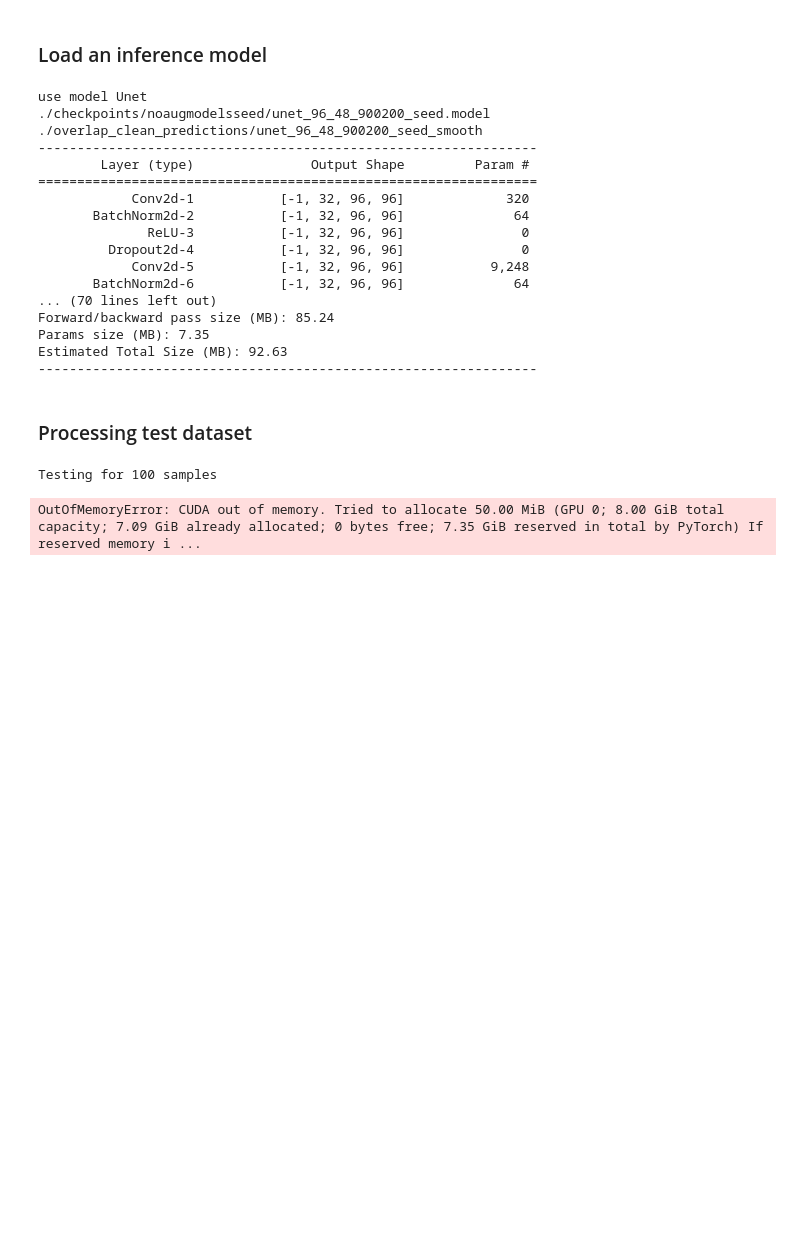
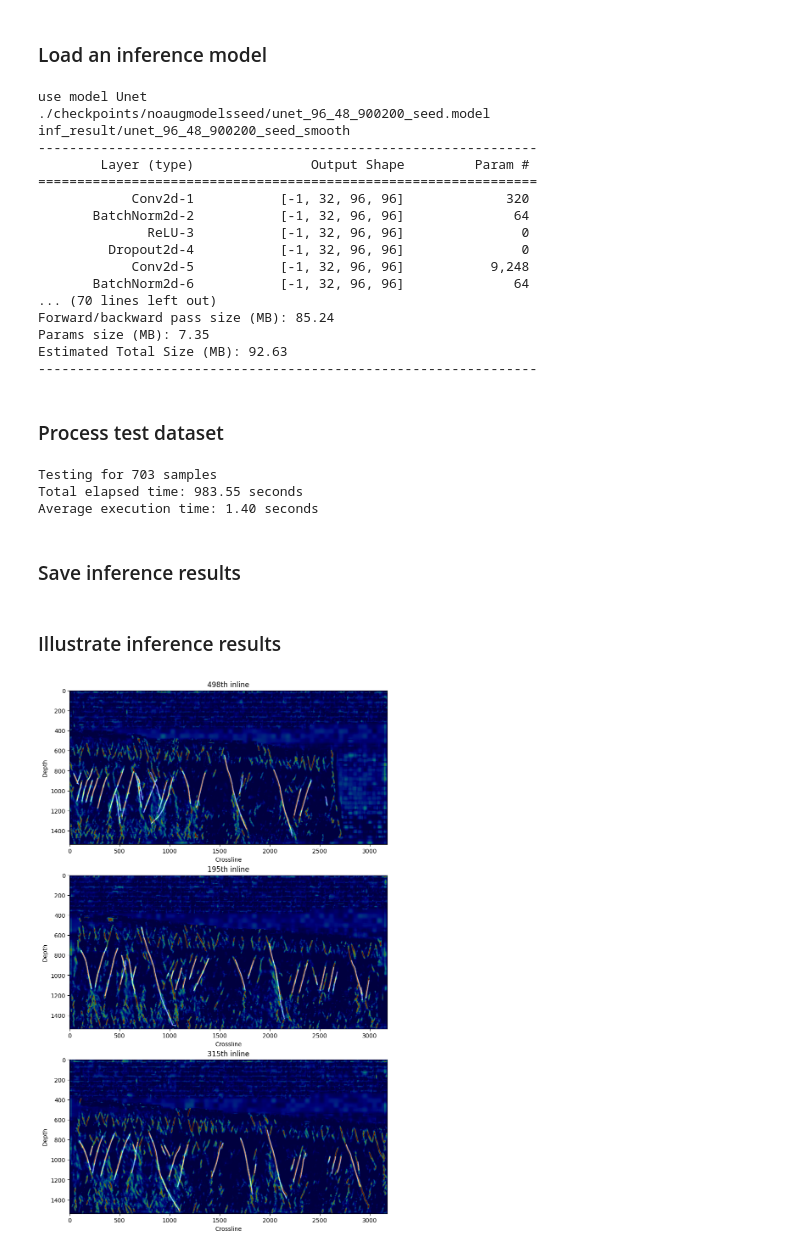
Before and after one commit to lightvision-inc/CNNforFaultInterpretation, a Jupyter notebook: inference.ipynb, the cells around one changed output. Drawn from its saved outputs; the diff is of its cells as text; code cells hidden in the pictures; blank space fills up the shorter version.

Commit message:
complete basic inference code

```diff
--- a/inference.ipynb
+++ b/inference.ipynb
@@ -51,8 +58,6 @@ if alg == "unet":
     filename = "unet_96_48_900200_seed"
     model_path = './checkpoints/noaugmodelsseed/{}.model'.format(
         filename)
-    save_path = './overlap_clean_predictions/{}_{}'.format(
-        filename, merge_method)
 elif alg == "deeplab":
     from model_zoo.DEEPLAB.deeplab import DeepLab
     model = DeepLab(backbone='mobilenet', num_classes=1, output_stride=16)
@@ -60,8 +65,6 @@ elif alg == "deeplab":
     filename = "mobilenet_96_48_900200_seed"
     model_path = './checkpoints/noaugmodelsseed/{}.model'.format(
         filename)
-    save_path = './overlap_clean_predictions/{}_{}'.format(
-        filename, merge_method)
 elif alg == "hed":
     from model_zoo.HED import HED
     model = HED()
@@ -69,8 +72,6 @@ elif alg == "hed":
     filename = "hed_96_48_900200_seed3"
     model_path = './checkpoints/noaugmodelsseed/{}.model'.format(
         filename)
-    save_path = './overlap_clean_predictions/{}_{}'.format(
-        filename, merge_method)
 elif alg == "rcf":
     from model_zoo.RCF import RCF
     model = RCF()
@@ -78,11 +79,11 @@ elif alg == "rcf":
     filename = "rcf_96_48_900200_seed"
     model_path = './checkpoints/noaugmodelsseed/{}.model'.format(
         filename)
-    save_path = './overlap_clean_predictions/{}_{}'.format(
-        filename, merge_method)
 else:
     print("please enter a valid model")
 
+save_root = 'inf_result'
+save_path = f'{save_root}/{filename}_{merge_method}'
 print(model_path)
 print(save_path)
 
@@ -98,7 +99,7 @@ summary(model, (1, patch_sz, patch_sz))
 # %% [output]
 use model Unet
 ./checkpoints/noaugmodelsseed/unet_96_48_900200_seed.model
-./overlap_clean_predictions/unet_96_48_900200_seed_smooth
+inf_result/unet_96_48_900200_seed_smooth
 ----------------------------------------------------------------
         Layer (type)               Output Shape         Param #
 ================================================================
@@ -114,17 +115,22 @@ Params size (MB): 7.35
 Estimated Total Size (MB): 92.63
 ----------------------------------------------------------------
 # %% [markdown]
-### Processing test dataset
+### Process test dataset
 # %%
 seismic_list = glob.glob(f'{dataset_proc}/{stage}/seismic/*.npy')
 fault_list = glob.glob(f'{dataset_proc}/{stage}/annotation/*.npy')
 
 print(f'Testing for {len(fault_list)} samples')
 
+recovered_imgs = []
+faults = []
+elapsed_time = 0
 for seismic_path, fault_path in zip(seismic_list, fault_list):
     seismic = np.load(seismic_path)
     fault = np.load(fault_path)
+    faults.append(fault)
 
+    start = time.time()
     Z, XL = fault.shape
     padding, cnt = get_sliding_wnd_params((XL, Z), patch_sz, step)
     num_patches = cnt[0] * cnt[1]
@@ -142,23 +148,59 @@ for seismic_path, fault_path in zip(seismic_list, fault_list):
     )
 
     preds = []
-    recovered_imgs = []
     for imgs in data_loader:
-        outputs = model(imgs.cuda())
-        preds.extend(outputs)
+        imgs = Variable(imgs.cuda())
+        outputs = model(imgs)
+        preds.extend(outputs.detach().cpu())
         if len(preds) >= num_patches:
-            stacked = torch.stack(preds).numpy()[:num_patches]
+            stacked = torch.stack(preds).detach().cpu().numpy()[:num_patches]
             preds = preds[num_patches:]
 
             if merge_method == "smooth":
                 weights = window_2d(wnd_sz=patch_sz, power=2)
                 stacked = np.moveaxis(stacked, -3, -1)
                 stacked = np.array([patch * weights for patch in stacked])
-                stacked = stacked.reshape((cnt[1], cnt[0], patch_sz, patch_sz, 1))
-                recovered = recover_img_from_patches(stacked, (XL, Z, 1), padding, overlap_sz)
-                recovered_imgs.extend(recovered)
+                stacked = stacked.reshape((cnt[1], cnt[0], patch_sz, patch_sz))
+                recovered = recover_img_from_patches(stacked, (Z, XL), padding, overlap_sz)
+                recovered_imgs.append(recovered)
             else:
                 print('invalid merge method')
+    end = time.time()
+    elapsed_time += end - start
+
+avg_exe_time = elapsed_time / len(fault_list)
+print(f'Total elapsed time: {elapsed_time:.2f} seconds')
+print(f'Average execution time: {avg_exe_time:.2f} seconds')
 # %% [output]
-Testing for 100 samples
+Testing for 703 samples
+Total elapsed time: 983.55 seconds
+Average execution time: 1.40 seconds
-OutOfMemoryError: CUDA out of memory. Tried to allocate 50.00 MiB (GPU 0; 8.00 GiB total capacity; 7.09 GiB already allocated; 0 bytes free; 7.35 GiB reserved in total by PyTorch) If reserved memory i ...
+# %% [markdown]
+### Save inference results
+# %%
+os.makedirs(save_path, exist_ok=True)
+os.makedirs(f'{save_root}/fault', exist_ok=True)
+
+for i in range(len(recovered_imgs)):
+    np.save(f'{save_path}/{i:08}.npy', recovered_imgs[i])
+    np.save(f'{save_root}/fault/{i:08}.npy', faults[i])
+# %% [markdown]
+### Illustrate inference results
+# %%
+fault_list = glob.glob(f'{save_root}/fault/*.npy')
+
+random.seed()
+plt.figure(figsize=(20, 16))
+for i in range(3):
+    sample = random.randint(0, len(fault_list))
+    seismic = np.load(f'{save_path}/{sample:08}.npy')
+    fault = np.load(fault_list[sample])
+    heatmap = cv2.applyColorMap((seismic * 255).astype(np.uint8), cmapy.cmap('jet_r'))
+    plt.subplot(int(f'31{i + 1}'))
+    plt.imshow(heatmap)
+    plt.imshow(fault, cmap='gray', alpha=0.5)
+    plt.title(f'{sample}th inline')
+    plt.xlabel('Crossline')
+    plt.ylabel('Depth')
+# %% [output]
+[figure, added]
```
Also changed, not shown: parts of 4 cells of this notebook, 6 other files.
